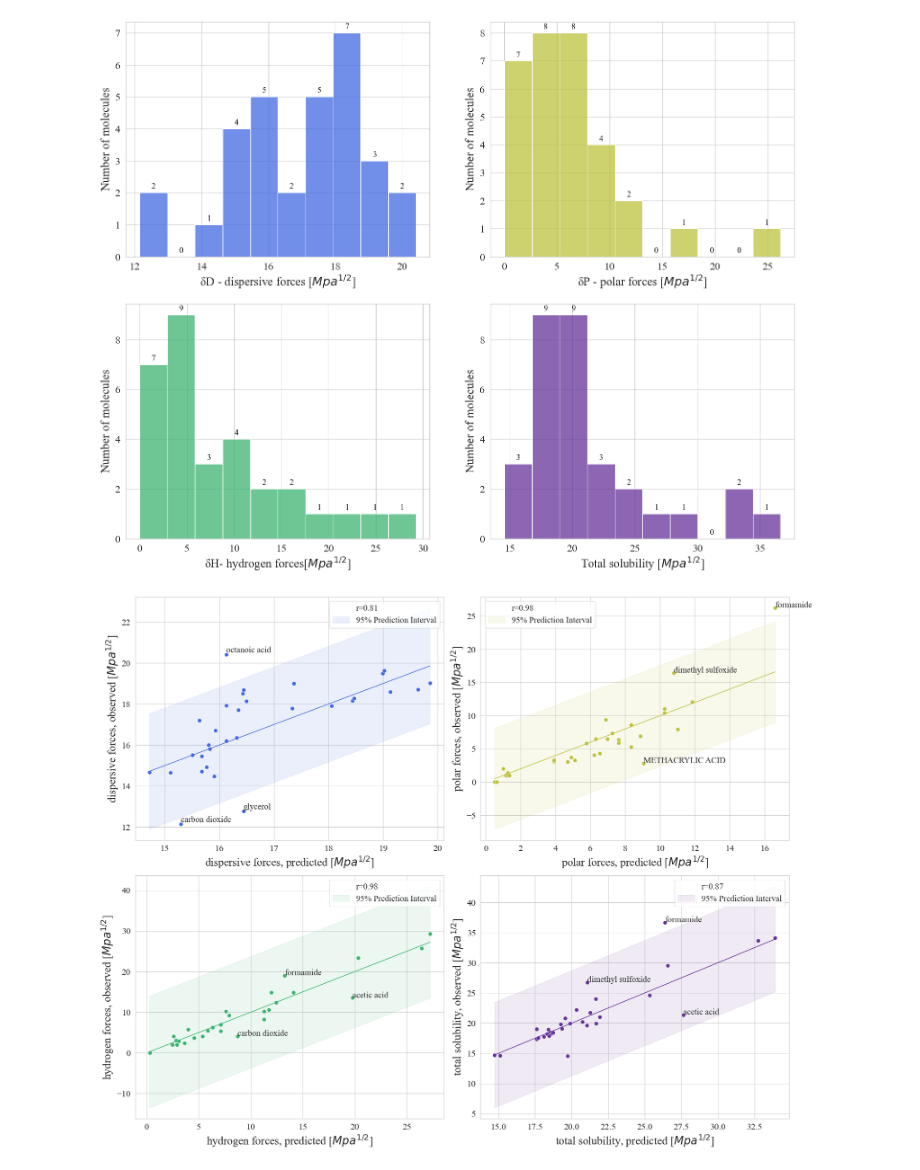
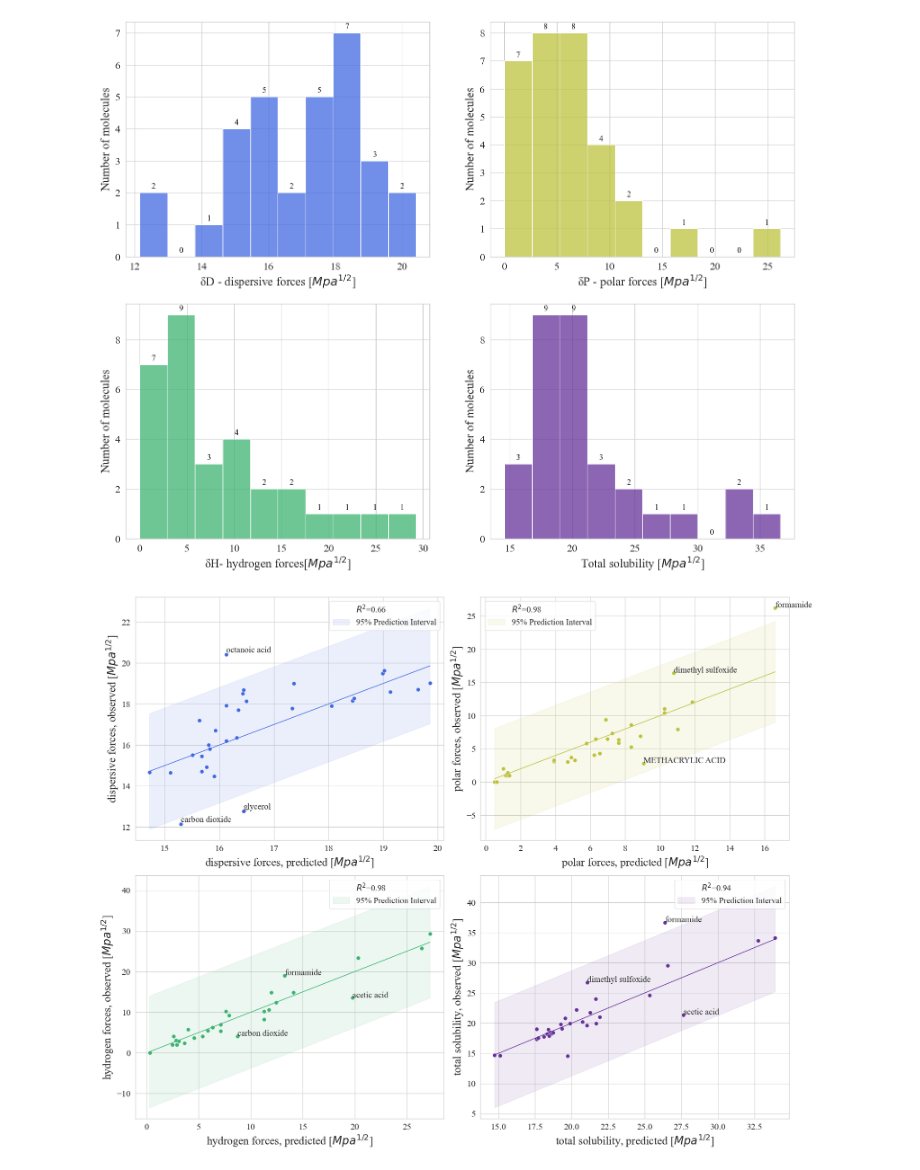
Before and after one commit to darjacvetkovic/HSP-predictions, a Jupyter notebook: plots.ipynb, the cells around one changed output. Drawn from its saved outputs; the diff is of its cells as text; code cells hidden in the pictures.

```diff
--- a/plots.ipynb
+++ b/plots.ipynb
@@ -12,5 +12,5 @@ sns.set_context("paper")
 # %%
-df = pd.read_csv("results/gnn/data_from_42_filtered_results.csv",index_col=0)
+df = pd.read_csv("results/gnn/data_from_1_filtered_results.csv",index_col=0)
 df
 # %% [output]
 |  | Name | Smile | avg.exp.value(cal/cc)1/2 | D predicted | P predicted | H predicted | PRED SOLUBILITY^2 | ... |
@@ -133,6 +133,6 @@ fig.savefig('figs/Fig.png',dpi=600)
 XGBOOST 10
 # %%
-df = pd.read_csv('results/xgboost/10/data_from_6_filtered_results.csv',index_col=0)
+df = pd.read_csv('results/xgboost/10/data_from_5_filtered_results.csv',index_col=0)
 # %%
 df.rename(columns={'D':'D observed','P':'P observed','H':'H observed','PREDICTED SOL':'pred total','total':'true total'},inplace=True)
 df.head()
@@ -225,10 +225,10 @@ T_top_diff=df.sort_values(by='Total diff',ascending=False)[:3]['Name'].tolist()
 fig,axs = plt.subplots(2,2,figsize=(18,14))
 fig.set_tight_layout(True)
 
-axs[0,0].plot([], [], ' ',color='white', label="r=0.81")
-axs[0,1].plot([], [], ' ',color='white',  label="r=0.98")
-axs[1,0].plot([], [], ' ',color='white',  label="r=0.98")
-axs[1,1].plot([], [], ' ',color='white',  label="r=0.87")
+axs[0,0].plot([], [], ' ',color='white', label="$R{^2}$=0.66")
+axs[0,1].plot([], [], ' ',color='white',  label="$R{^2}$=0.98")
+axs[1,0].plot([], [], ' ',color='white',  label="$R{^2}$=0.98")
+axs[1,1].plot([], [], ' ',color='white',  label="$R{^2}$=0.94")
 
 sns.scatterplot(x='D predicted', y='D observed', data=D,color='royalblue',ax=axs[0,0],s=50)#rebeccapurple
 axs[0,0].fill_between(D['D predicted'], D['lower_bound'], D['upper_bound'], color='royalblue', alpha=0.1, label='95% Prediction Interval')
@@ -266,33 +266,33 @@ axs[0,0].set_xlabel(r'dispersive forces, predicted [$Mpa^{1/2}$]',fontsize=20)
 axs[0,0].set_ylabel(r'dispersive forces, observed [$Mpa^{1/2}$]',fontsize=20)
 
 axs[0,1].set_xlabel(r'polar forces, predicted [$Mpa^{1/2}$]',fontsize=20)
 axs[0,1].set_ylabel(r'polar forces, observed [$Mpa^{1/2}$]',fontsize=20)
 
 axs[1,0].set_xlabel(r'hydrogen forces, predicted [$Mpa^{1/2}$]',fontsize=20)
 axs[1,0].set_ylabel(r'hydrogen forces, observed [$Mpa^{1/2}$]',fontsize=20)
 
 axs[1,1].set_xlabel(r'total solubility, predicted [$Mpa^{1/2}$]',fontsize=20)
 axs[1,1].set_ylabel(r'total solubility, observed [$Mpa^{1/2}$]',fontsize=20)
 
 
 axs[0,0].legend(fontsize=15)
 axs[0,1].legend(fontsize=15)
 axs[1,0].legend(fontsize=15)
 axs[1,1].legend(fontsize=15)
 
 for ax in axs.flatten():
     ax.tick_params(axis='both', which='major', labelsize=16)
 
 '''
 ax=sns.lineplot(x='predicted',y='predicted',data=df, color='rebeccapurple')
 ax.lines[0].set_linestyle("--")
 ax.fill_between(df['predicted'], df['lower_bound'], df['upper_bound'], color='grey', alpha=0.2, label='95% Prediction Interval')
 plt.title('Total solubility prediction results with 95% Prediction Interval, r = 0.87',fontsize=20)
 plt.xlabel(r'Total solubility, average predicted value [$(cal/cc)^{1/2}$]',fontsize=20)
 plt.ylabel(r'Total solubility, average experimental value [$(cal/cc)^{1/2}$]',fontsize=20)
 plt.legend()
 '''
-fig.savefig('figs/6_GNN.pdf',dpi=600)
-fig.savefig('figs/6_GNN.png',dpi=600)
+fig.savefig('figs/Figure 7.pdf',dpi=600)
+fig.savefig('figs/5_GNN.png',dpi=600)
 # %% [output]
-[figure, old version]
+[figure, new version]
```
Also changed, not shown: parts of 3 cells of this notebook, 33 other files.
